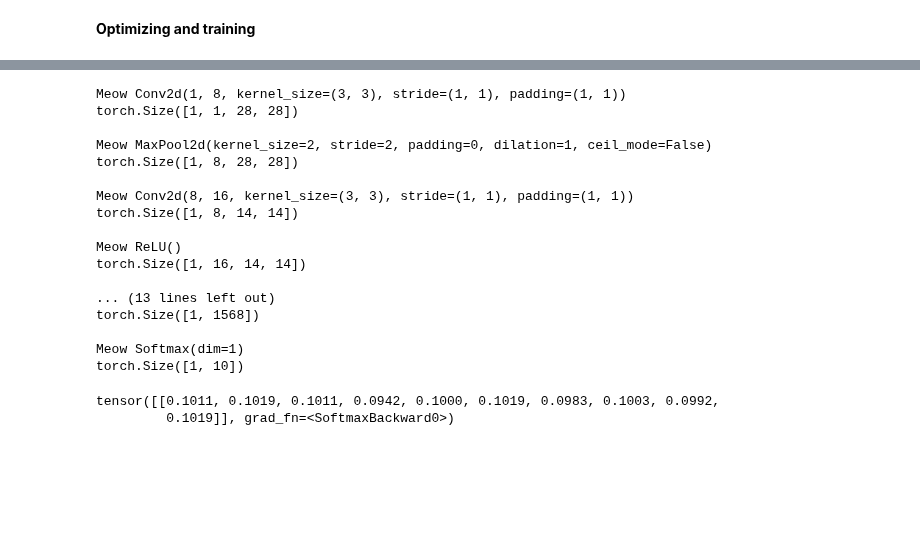
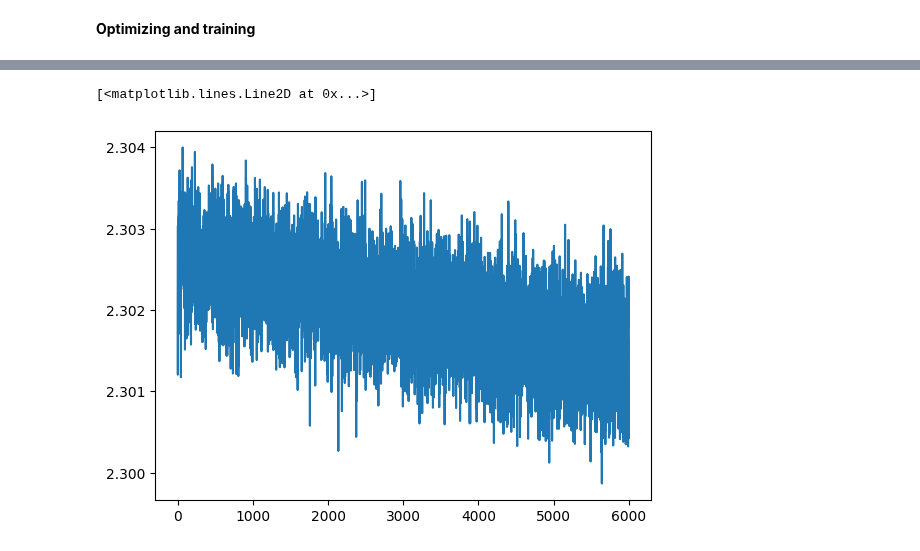
Before and after one commit to muggukejsarn/y4p1, a Jupyter notebook: p3/deeplearning/assignment2/ha2.ipynb, the cells around one changed output, grey strips where cells are left out. Saved outputs shown, nothing was run; the diff lists cells and outputs as text; code cells hidden in the pictures; blank space fills up the shorter version.

```diff
--- a/p3/deeplearning/assignment2/ha2.ipynb
+++ b/p3/deeplearning/assignment2/ha2.ipynb
@@ -20,6 +21,6 @@ Implement exactly the same network as for assignment 1.
 The first network from assignment 1 is a linear model. The input dimension is 784 (28x28 pixels) and the output dimension is 10. The second network is multilayered. The one I implemented had 2 hidden layers á 100 neurons each, which the same necessary input and output dimensions.
 # %%
 # Load the data
-X_train, Y_train, X_test, Y_test = load_mnist_func("laptop")
+X_train, Y_train, X_test, Y_test = load_mnist_func("station")
 # %% [output]
 Poopdogs
@@ -202,6 +187,10 @@ CNN using PyTorch with SGD and cross-entropy loss. Reach 98% accuracy.
 2. Learning curve plot.
 # %% [markdown]
 **Base class CNN**
+# %%
+# Creating new datasets with dimensions tailored for CNN networks
+train_dataset_cnn = data.TensorDataset(X_train_tensor.view(60000, 1, 28, 28), Y_train_tensor)
+test_dataset_cnn = data.TensorDataset(X_test_tensor.view(10000, 1, 28, 28), Y_test_tensor)
 # %%
 class ConvNetwork(torch.nn.Module):
 
@@ -308,28 +330,5 @@ AttributeError: 'TensorDataset' object has no attribute 'unsqueeze'
-# %%
-X_p = train_dataset[0]
-inp = X_p[0].reshape(28, 28).unsqueeze(0).unsqueeze(0) # image has to be 4D
-# [batch_size, channel_size, xdim, ydim]
-label = X_p[1]
-
-model = ConvNetwork()
-model(inp)
-# %% [output]
-Meow Conv2d(1, 8, kernel_size=(3, 3), stride=(1, 1), padding=(1, 1))
-torch.Size([1, 1, 28, 28])
-
-Meow MaxPool2d(kernel_size=2, stride=2, padding=0, dilation=1, ceil_mode=False)
-torch.Size([1, 8, 28, 28])
-
-Meow Conv2d(8, 16, kernel_size=(3, 3), stride=(1, 1), padding=(1, 1))
-torch.Size([1, 8, 14, 14])
-
-Meow ReLU()
-torch.Size([1, 16, 14, 14])
-
-... (13 lines left out)
-torch.Size([1, 1568])
-
-Meow Softmax(dim=1)
-torch.Size([1, 10])
-tensor([[0.1011, 0.1019, 0.1011, 0.0942, 0.1000, 0.1019, 0.0983, 0.1003, 0.0992,
-         0.1019]], grad_fn=<SoftmaxBackward0>)
+# %%
+plt.plot(range(len(trc)), trc)
+# %% [output]
+[<matplotlib.lines.Line2D at 0x...>]
+[figure, added]
```
Also changed, not shown: parts of 6 cells of this notebook.
